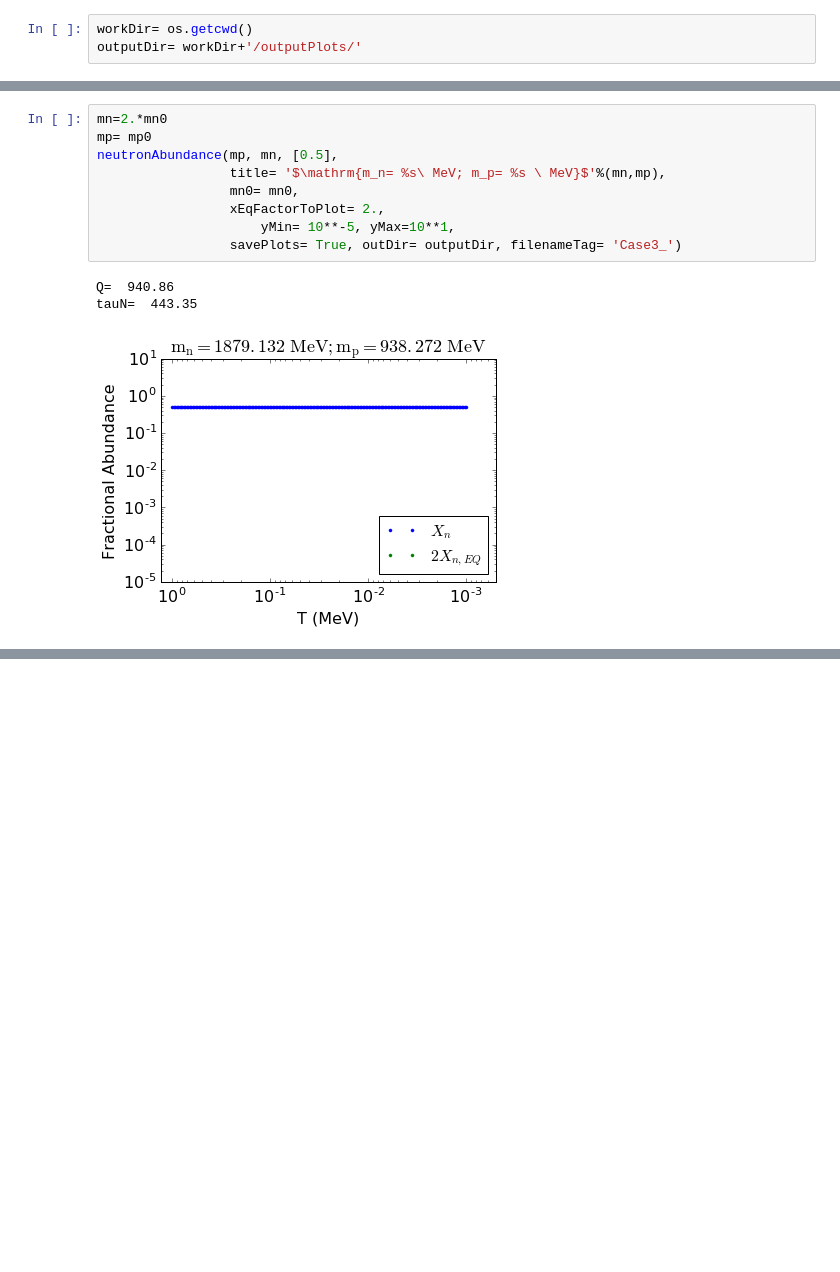
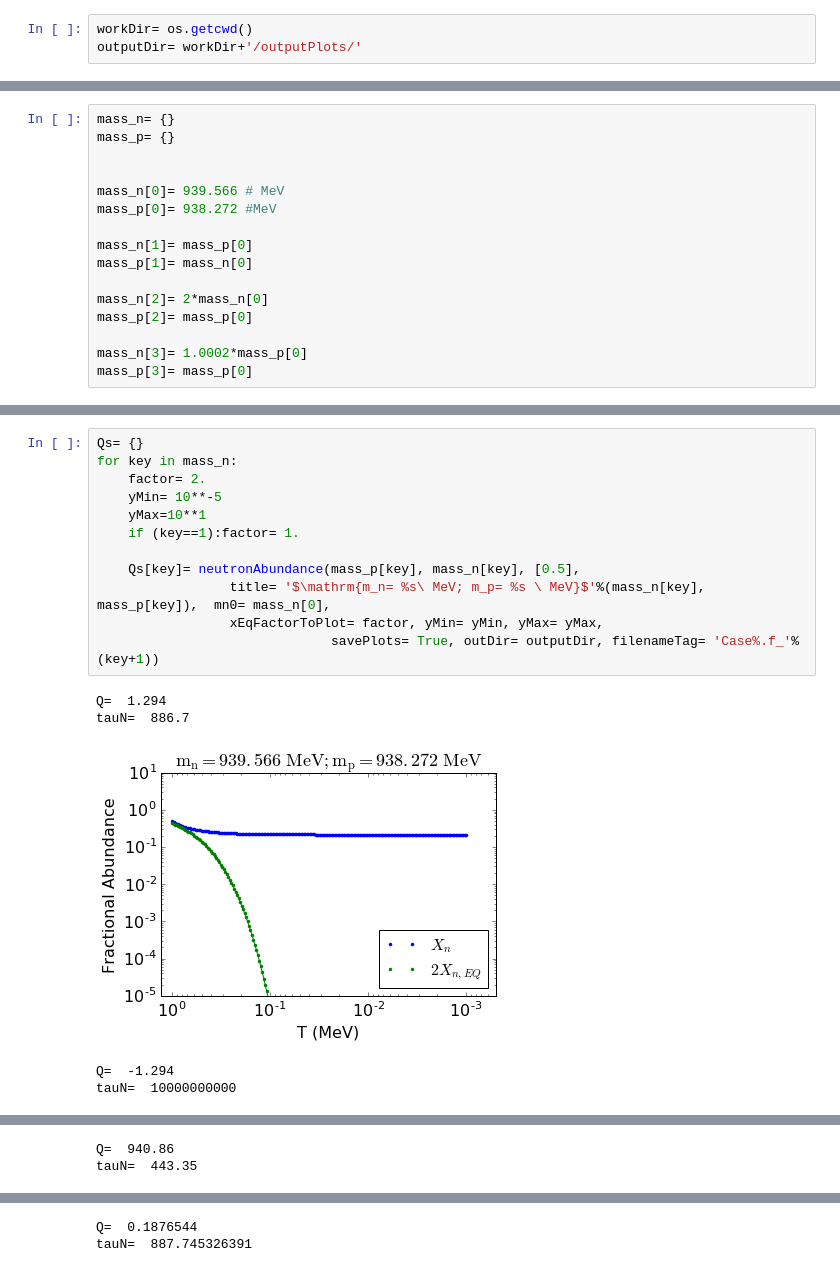
Before and after one commit to ycamacho/Cosmology_HW2, a Jupyter notebook: Code Development.ipynb, the cells around one changed output, grey strips where cells are left out. Drawn from its saved outputs; the diff is of its cells as text; blank space fills up the shorter version.

Commit message:
Consolidated code. Automated the different cases. Imposed same yLim on all plots.

```diff
--- a/Code Development.ipynb
+++ b/Code Development.ipynb
@@ -101,0 +83,16 @@ tauN=  10000000000
+# %%
+mass_n= {}
+mass_p= {}
+
+
+mass_n[0]= 939.566 # MeV
+mass_p[0]= 938.272 #MeV
+
+mass_n[1]= mass_p[0]
+mass_p[1]= mass_n[0]
+
+mass_n[2]= 2*mass_n[0]
+mass_p[2]= mass_p[0]
+
+mass_n[3]= 1.0002*mass_p[0]
+mass_p[3]= mass_p[0]
@@ -102,13 +103,18 @@ tauN=  10000000000
 # %%
-mn=2.*mn0
-mp= mp0
-neutronAbundance(mp, mn, [0.5],
-                 title= '$\mathrm{m_n= %s\ MeV; m_p= %s \ MeV}$'%(mn,mp),
-                 mn0= mn0,
-                 xEqFactorToPlot= 2.,
-                     yMin= 10**-5, yMax=10**1,
-                 savePlots= True, outDir= outputDir, filenameTag= 'Case3_')
+Qs= {}
+for key in mass_n:
+    factor= 2.
+    yMin= 10**-5
+    yMax=10**1
+    if (key==1):factor= 1.
+
+    Qs[key]= neutronAbundance(mass_p[key], mass_n[key], [0.5],
+                 title= '$\mathrm{m_n= %s\ MeV; m_p= %s \ MeV}$'%(mass_n[key], mass_p[key]),  mn0= mass_n[0],
+                 xEqFactorToPlot= factor, yMin= yMin, yMax= yMax,
+                              savePlots= True, outDir= outputDir, filenameTag= 'Case%.f_'%(key+1))
 # %% [output]
-Q=  940.86
-tauN=  443.35
+Q=  1.294
+tauN=  886.7
-[figure, old version]
+[figure, new version]
+Q=  -1.294
+tauN=  10000000000
@@ -114,0 +122,2 @@ tauN=  443.35
+Q=  940.86
+tauN=  443.35
@@ -114,0 +125,2 @@ tauN=  443.35
+Q=  0.1876544
+tauN=  887.745326391
```
Also changed, not shown: parts of 11 cells of this notebook.
